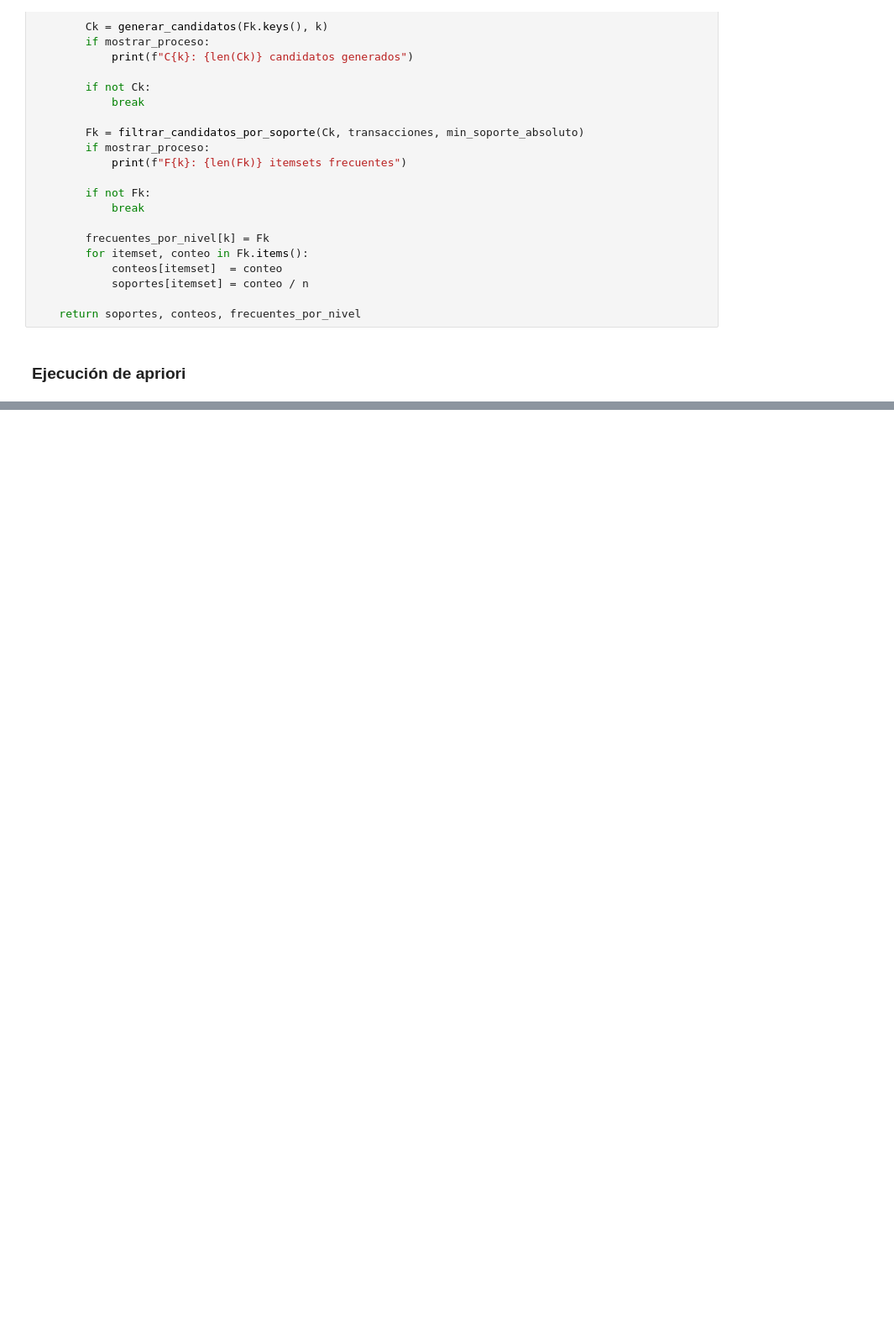
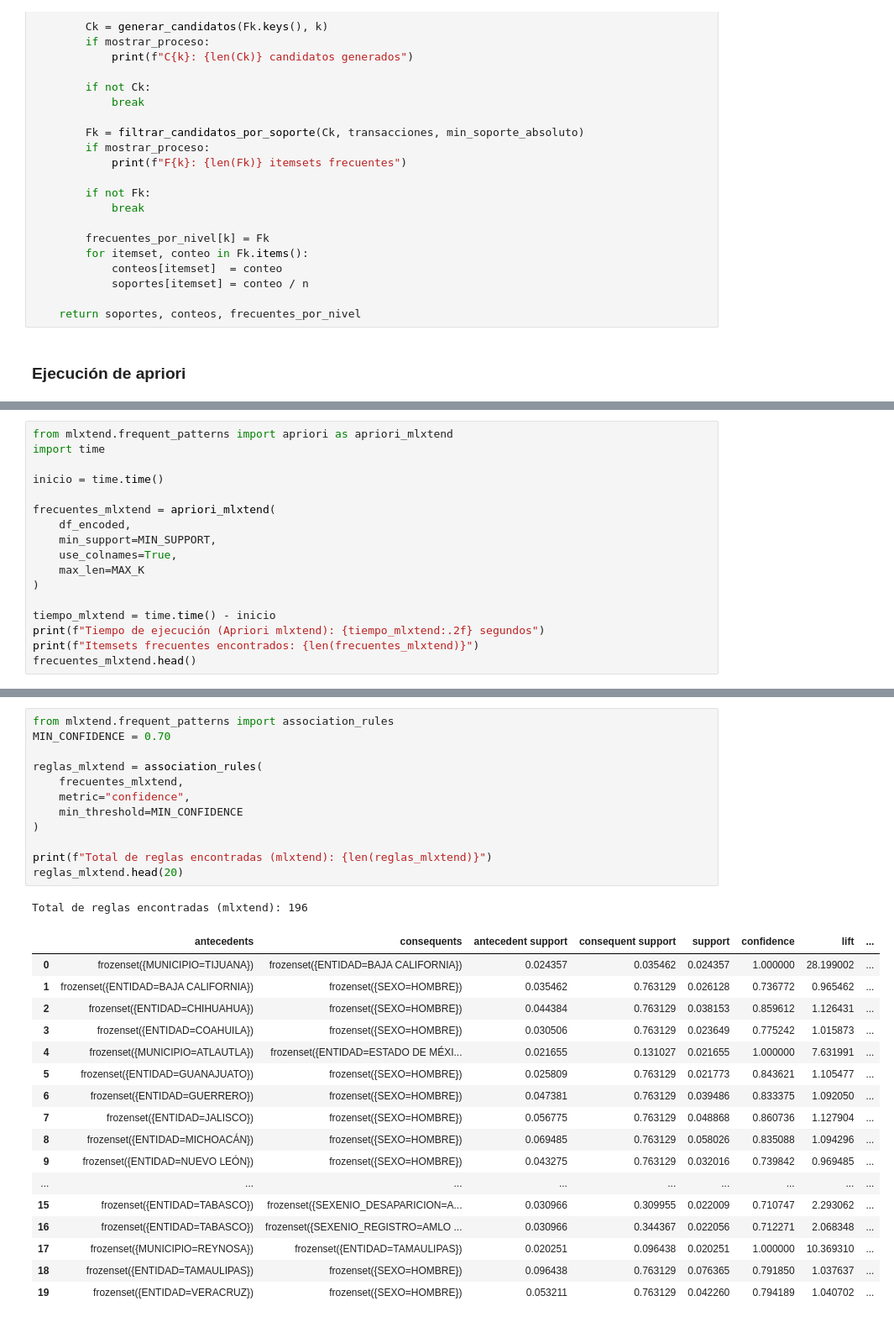
Before and after one commit to steve-quezada/Tareas_Almacenes-y-Mineria-de-Datos, a Jupyter notebook: Tarea03/Tarea 3.ipynb, the cells around one changed output, grey strips where cells are left out. Shown at 84% size. Drawn from its saved outputs; the diff is of its cells as text; blank space fills up the shorter version.

```diff
--- a/Tarea03/Tarea 3.ipynb
+++ b/Tarea03/Tarea 3.ipynb
@@ -826,0 +634,17 @@ desapariciones durante ciertos períodos administrativos.
+# %%
+from mlxtend.frequent_patterns import apriori as apriori_mlxtend
+import time
+
+inicio = time.time()
+
+frecuentes_mlxtend = apriori_mlxtend(
+    df_encoded,
+    min_support=MIN_SUPPORT,
+    use_colnames=True,
+    max_len=MAX_K
+)
+
+tiempo_mlxtend = time.time() - inicio
+print(f"Tiempo de ejecución (Apriori mlxtend): {tiempo_mlxtend:.2f} segundos")
+print(f"Itemsets frecuentes encontrados: {len(frecuentes_mlxtend)}")
+frecuentes_mlxtend.head()
@@ -826,0 +793,31 @@ desapariciones durante ciertos períodos administrativos.
+# %%
+from mlxtend.frequent_patterns import association_rules
+MIN_CONFIDENCE = 0.70
+
+reglas_mlxtend = association_rules(
+    frecuentes_mlxtend,
+    metric="confidence",
+    min_threshold=MIN_CONFIDENCE
+)
+
+print(f"Total de reglas encontradas (mlxtend): {len(reglas_mlxtend)}")
+reglas_mlxtend.head(20)
+# %% [output]
+Total de reglas encontradas (mlxtend): 196
+|  | antecedents | consequents | antecedent support | consequent support | support | confidence | lift | ... |
+| 0 | frozenset({MUNICIPIO=TIJUANA}) | frozenset({ENTIDAD=BAJA CALIFORNIA}) | 0.024357 | 0.035462 | 0.024357 | 1.000000 | 28.199002 | ... |
+| 1 | frozenset({ENTIDAD=BAJA CALIFORNIA}) | frozenset({SEXO=HOMBRE}) | 0.035462 | 0.763129 | 0.026128 | 0.736772 | 0.965462 | ... |
+| 2 | frozenset({ENTIDAD=CHIHUAHUA}) | frozenset({SEXO=HOMBRE}) | 0.044384 | 0.763129 | 0.038153 | 0.859612 | 1.126431 | ... |
+| 3 | frozenset({ENTIDAD=COAHUILA}) | frozenset({SEXO=HOMBRE}) | 0.030506 | 0.763129 | 0.023649 | 0.775242 | 1.015873 | ... |
+| 4 | frozenset({MUNICIPIO=ATLAUTLA}) | frozenset({ENTIDAD=ESTADO DE MÉXI... | 0.021655 | 0.131027 | 0.021655 | 1.000000 | 7.631991 | ... |
+| 5 | frozenset({ENTIDAD=GUANAJUATO}) | frozenset({SEXO=HOMBRE}) | 0.025809 | 0.763129 | 0.021773 | 0.843621 | 1.105477 | ... |
+| 6 | frozenset({ENTIDAD=GUERRERO}) | frozenset({SEXO=HOMBRE}) | 0.047381 | 0.763129 | 0.039486 | 0.833375 | 1.092050 | ... |
+| 7 | frozenset({ENTIDAD=JALISCO}) | frozenset({SEXO=HOMBRE}) | 0.056775 | 0.763129 | 0.048868 | 0.860736 | 1.127904 | ... |
+| 8 | frozenset({ENTIDAD=MICHOACÁN}) | frozenset({SEXO=HOMBRE}) | 0.069485 | 0.763129 | 0.058026 | 0.835088 | 1.094296 | ... |
+| 9 | frozenset({ENTIDAD=NUEVO LEÓN}) | frozenset({SEXO=HOMBRE}) | 0.043275 | 0.763129 | 0.032016 | 0.739842 | 0.969485 | ... |
+| ... | ... | ... | ... | ... | ... | ... | ... | ... |
+| 15 | frozenset({ENTIDAD=TABASCO}) | frozenset({SEXENIO_DESAPARICION=A... | 0.030966 | 0.309955 | 0.022009 | 0.710747 | 2.293062 | ... |
+| 16 | frozenset({ENTIDAD=TABASCO}) | frozenset({SEXENIO_REGISTRO=AMLO ... | 0.030966 | 0.344367 | 0.022056 | 0.712271 | 2.068348 | ... |
+| 17 | frozenset({MUNICIPIO=REYNOSA}) | frozenset({ENTIDAD=TAMAULIPAS}) | 0.020251 | 0.096438 | 0.020251 | 1.000000 | 10.369310 | ... |
+| 18 | frozenset({ENTIDAD=TAMAULIPAS}) | frozenset({SEXO=HOMBRE}) | 0.096438 | 0.763129 | 0.076365 | 0.791850 | 1.037637 | ... |
+| 19 | frozenset({ENTIDAD=VERACRUZ}) | frozenset({SEXO=HOMBRE}) | 0.053211 | 0.763129 | 0.042260 | 0.794189 | 1.040702 | ... |
```
Also changed, not shown: parts of 52 cells of this notebook.
